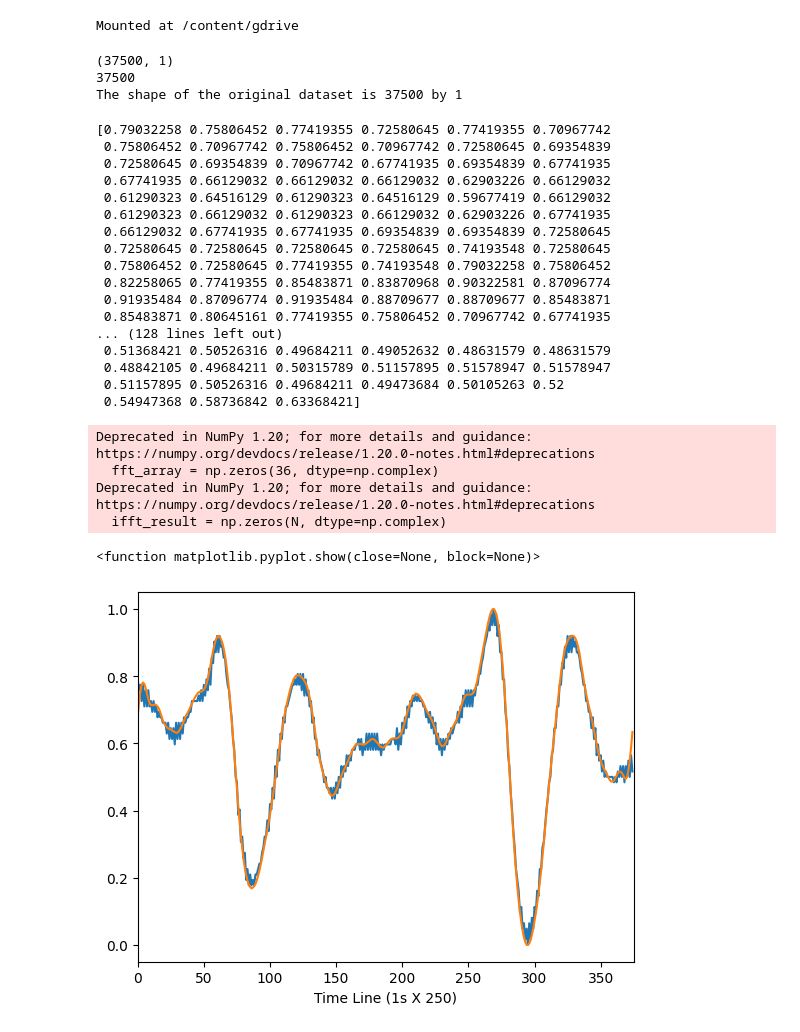
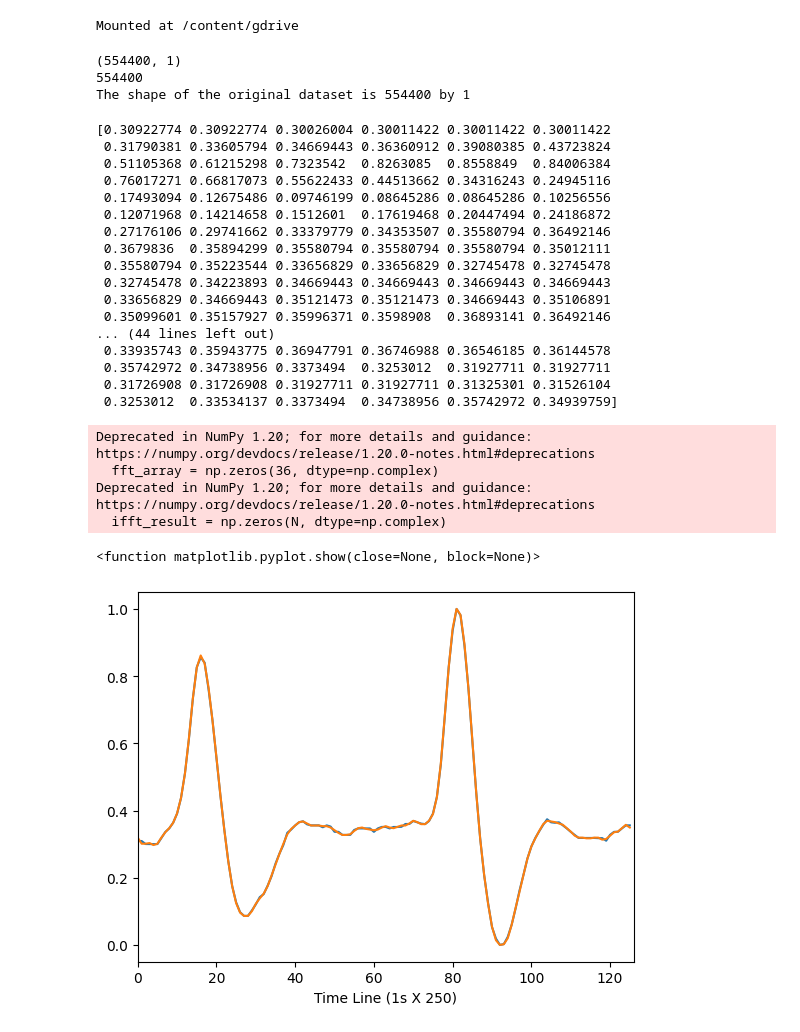
Before and after one commit to jihunyuk/Any, a Jupyter notebook: CVDNN.ipynb, the cells around one changed output. Saved outputs shown, nothing was run; the diff lists cells and outputs as text; code cells hidden in the pictures.

```diff
--- a/CVDNN.ipynb
+++ b/CVDNN.ipynb
@@ -45,13 +45,13 @@ device = torch.device("cuda:0" if torch.cuda.is_available() else "cpu")
 # %% [output]
 Mounted at /content/gdrive
 # %%
-timesteps = 375
-sampling_frequency = 250
-batch_size = 100
+timesteps = 126
+sampling_frequency = 84
+batch_size = 22
 # %%
 def cal_fft(x):
-    N = 375  # 샘플링 개수
-    fs = 250  # 샘플링 주파수
+    N = 126  # 샘플링 개수
+    fs = 84  # 샘플링 주파수
     time = np.arange(N)/fs # 시간
 
     # FFT 계산
@@ -71,8 +71,8 @@ def cal_fft(x):
 def cal_ifft(fft_matrix):
     fft_array = fft_matrix.reshape(-1)  # 6x6 행렬을 36개의 복소수 값을 가지는 배열로 변환
 
-    N = 375  # 샘플링 개수
-    fs = 250  # 샘플링 주파수
+    N = 126  # 샘플링 개수
+    fs = 84  # 샘플링 주파수
 
     # IFFT 계산을 위한 배열 생성
     ifft_result = np.zeros(N, dtype=np.complex)
@@ -90,12 +90,9 @@ def cal_ifft(fft_matrix):
 # -------------------------------------------- load input data & pre-processing -------------------------------------------- #
 df_i = []
 
-list_p = [22]
-for i in list_p:
-    PPG_data_path = '/content/gdrive/MyDrive/ppg_data/' + str(i) + '/ppg_' + str(i) + '_' + '250' + 'g.txt'
-
-    PPG_data = pd.read_csv(PPG_data_path)
-    PPG_data = pd.DataFrame(PPG_data.iloc[10000:47500,1])/1000
+for i in range(batch_size):
+    PPG_data_path = '/content/gdrive/MyDrive/ppg_data/input/input (' + str(i) + ').npy'
+    PPG_data = np.load(PPG_data_path)
     PPG_data = np.array(PPG_data).reshape(-1)
     df_i.append(PPG_data)
 
@@ -108,46 +105,46 @@ print(PPG_data_i.shape)
 print(len(PPG_data_i))
 print('The shape of the original dataset is %i by %i' % np.shape(PPG_data_i))
 # %% [output]
-(37500, 1)
-37500
-The shape of the original dataset is 37500 by 1
+(554400, 1)
+554400
+The shape of the original dataset is 554400 by 1
 # %%
-sample = PPG_data_i[0:375,0]
+sample = PPG_data_i[0:126,0]
 sample = sample - np.min(sample)
 sample = sample / np.max(sample)
 print(sample)
-plt.xlim(0,375)
+plt.xlim(0,126)
 plt.xlabel('Time Line (1s X 250)')
 plt.plot(sample)
 print(cal_fft(sample))
 print(cal_ifft(cal_fft(sample)))
-plt.xlim(0,375)
+plt.xlim(0,126)
 plt.plot(cal_ifft(cal_fft(sample)))
 plt.show
 # %% [output]
-[0.79032258 0.75806452 0.77419355 0.72580645 0.77419355 0.70967742
- 0.75806452 0.70967742 0.75806452 0.70967742 0.72580645 0.69354839
- 0.72580645 0.69354839 0.70967742 0.67741935 0.69354839 0.67741935
- 0.67741935 0.66129032 0.66129032 0.66129032 0.62903226 0.66129032
- 0.61290323 0.64516129 0.61290323 0.64516129 0.59677419 0.66129032
- 0.61290323 0.66129032 0.61290323 0.66129032 0.62903226 0.67741935
- 0.66129032 0.67741935 0.67741935 0.69354839 0.69354839 0.72580645
- 0.72580645 0.72580645 0.72580645 0.72580645 0.74193548 0.72580645
- 0.75806452 0.72580645 0.77419355 0.74193548 0.79032258 0.75806452
- 0.82258065 0.77419355 0.85483871 0.83870968 0.90322581 0.87096774
- 0.91935484 0.87096774 0.91935484 0.88709677 0.88709677 0.85483871
- 0.85483871 0.80645161 0.77419355 0.75806452 0.70967742 0.67741935
-... (128 lines left out)
- 0.51368421 0.50526316 0.49684211 0.49052632 0.48631579 0.48631579
- 0.48842105 0.49684211 0.50315789 0.51157895 0.51578947 0.51578947
- 0.51157895 0.50526316 0.49684211 0.49473684 0.50105263 0.52
- 0.54947368 0.58736842 0.63368421]
+[0.30922774 0.30922774 0.30026004 0.30011422 0.30011422 0.30011422
+ 0.31790381 0.33605794 0.34669443 0.36360912 0.39080385 0.43723824
+ 0.51105368 0.61215298 0.7323542  0.8263085  0.8558849  0.84006384
+ 0.76017271 0.66817073 0.55622433 0.44513662 0.34316243 0.24945116
+ 0.17493094 0.12675486 0.09746199 0.08645286 0.08645286 0.10256556
+ 0.12071968 0.14214658 0.1512601  0.17619468 0.20447494 0.24186872
+ 0.27176106 0.29741662 0.33379779 0.34353507 0.35580794 0.36492146
+ 0.3679836  0.35894299 0.35580794 0.35580794 0.35580794 0.35012111
+ 0.35580794 0.35223544 0.33656829 0.33656829 0.32745478 0.32745478
+ 0.32745478 0.34223893 0.34669443 0.34669443 0.34669443 0.34669443
+ 0.33656829 0.34669443 0.35121473 0.35121473 0.34669443 0.35106891
+ 0.35099601 0.35157927 0.35996371 0.3598908  0.36893141 0.36492146
+... (44 lines left out)
+ 0.33935743 0.35943775 0.36947791 0.36746988 0.36546185 0.36144578
+ 0.35742972 0.34738956 0.3373494  0.3253012  0.31927711 0.31927711
+ 0.31726908 0.31726908 0.31927711 0.31927711 0.31325301 0.31526104
+ 0.3253012  0.33534137 0.3373494  0.34738956 0.35742972 0.34939759]
 Deprecated in NumPy 1.20; for more details and guidance: https://numpy.org/devdocs/release/1.20.0-notes.html#deprecations
   fft_array = np.zeros(36, dtype=np.complex)
 Deprecated in NumPy 1.20; for more details and guidance: https://numpy.org/devdocs/release/1.20.0-notes.html#deprecations
   ifft_result = np.zeros(N, dtype=np.complex)
 <function matplotlib.pyplot.show(close=None, block=None)>
-[figure, old version]
+[figure, new version]
 # %%
 # -------------------------------------------- load target data & pre-processing -------------------------------------------- #
 df_t = []
```
Also changed, not shown: parts of 12 cells of this notebook.
